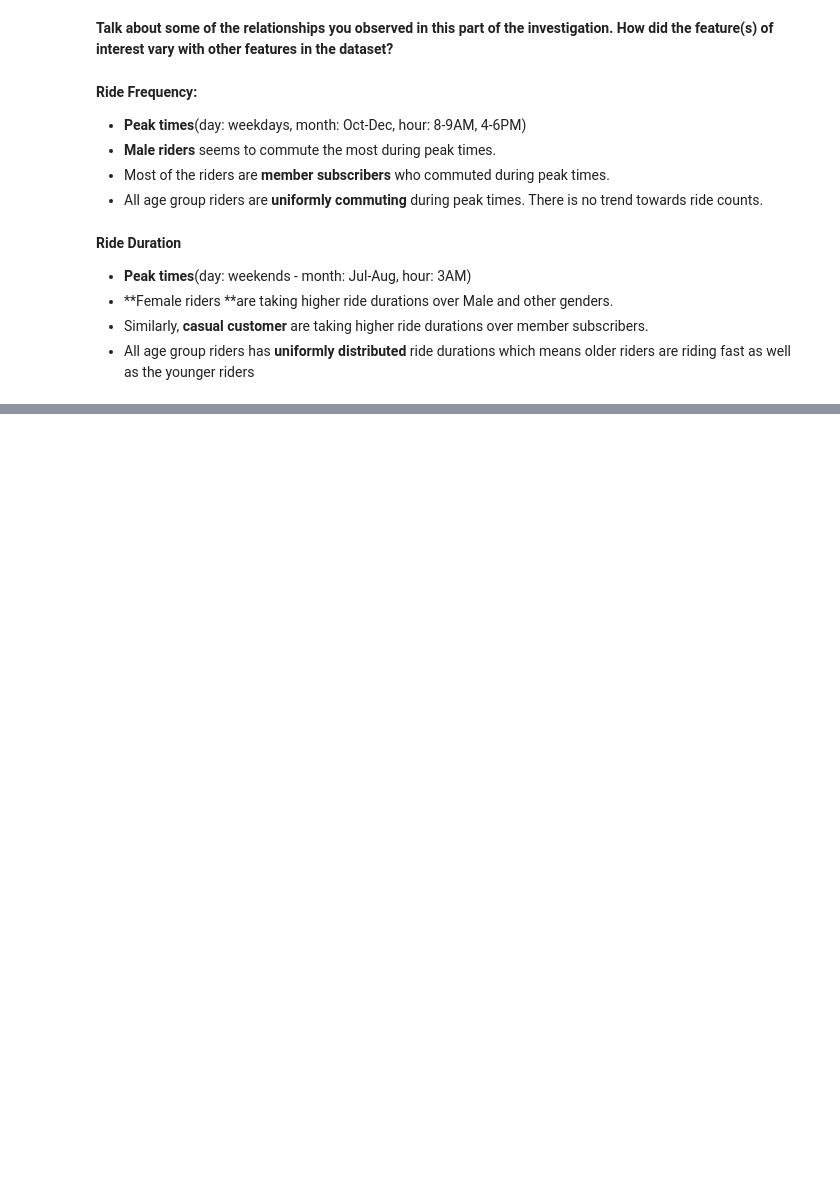
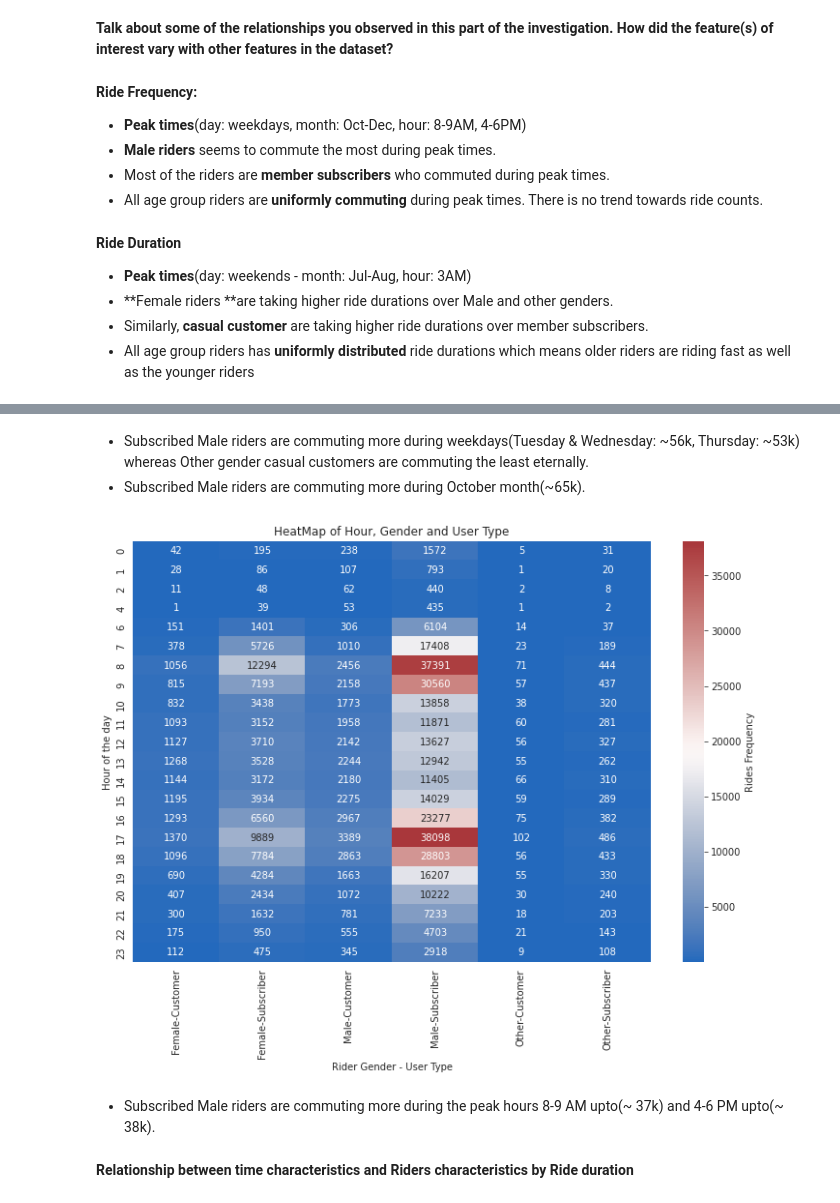
Before and after one commit to wahyunh10/Data-Exploration-Ford-GoBike-Project, a Jupyter notebook: Data_Exploration_Ford_GoBike_Project.ipynb, the cells around one changed output, grey strips where cells are left out. Drawn from its saved outputs; the diff is of its cells as text; code cells hidden in the pictures; blank space fills up the shorter version.

```diff
--- a/Data_Exploration_Ford_GoBike_Project.ipynb
+++ b/Data_Exploration_Ford_GoBike_Project.ipynb
@@ -645,0 +745,20 @@ plt.ylabel('End Stations');
+# %% [markdown]
+* Subscribed Male riders are commuting more during weekdays(Tuesday & Wednesday: ~56k, Thursday: ~53k) whereas Other gender casual customers are commuting the least eternally.
+* Subscribed Male riders are commuting more during October month(~65k).
+# %%
+# set figure size
+plt.figure(figsize=(12,8))
+
+# plot heatmap Month, Gender and User Type
+sb.heatmap(hr_gen_typ.dropna(), annot = True, fmt = '.0f', cmap = 'vlag', cbar_kws={'label': 'Rides Frequency'})
+
+# set title and label
+plt.title('HeatMap of Hour, Gender and User Type')
+plt.xlabel('Rider Gender - User Type')
+plt.ylabel('Hour of the day');
+# %% [output]
+[figure, added]
+# %% [markdown]
+* Subscribed Male riders are commuting more during the peak hours 8-9 AM upto(~ 37k) and 4-6 PM upto(~ 38k).
+# %% [markdown]
+**Relationship between time characteristics and Riders characteristics by Ride duration**
```
Also changed, not shown: parts of 34 cells of this notebook.
